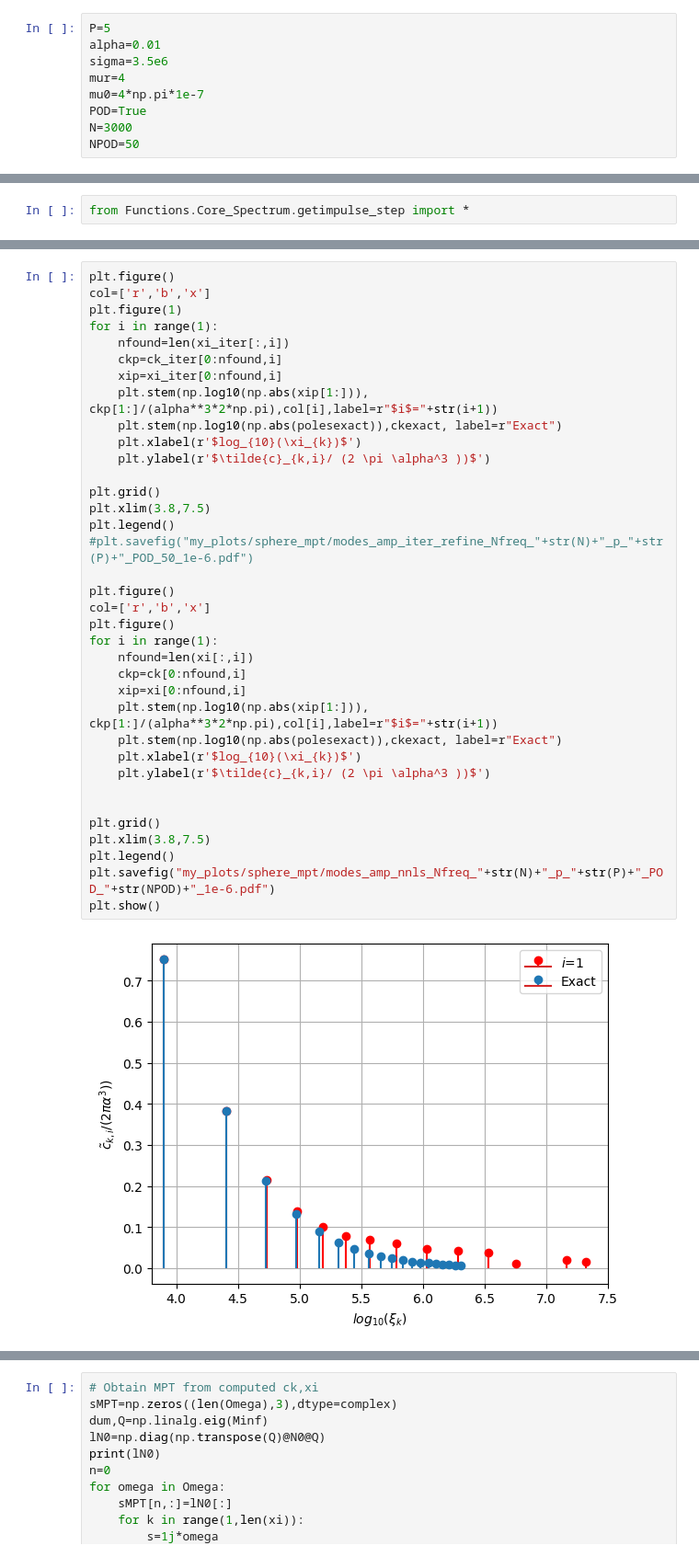
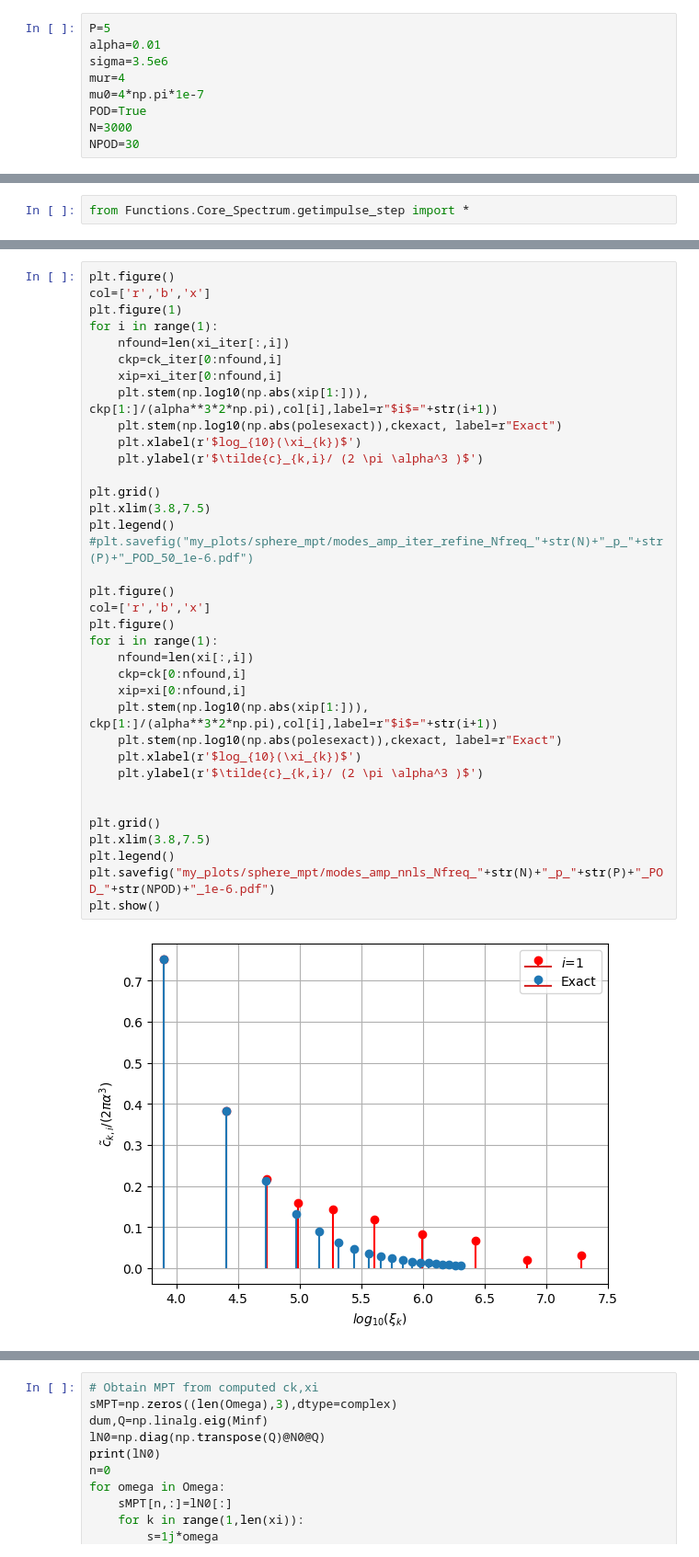
Before and after one commit to MPT-Calculator/MPT-Calculator, a Jupyter notebook: sphere_spectrum_results.ipynb, the cells around one changed output, grey strips where cells are left out. Shown at 92% size. Cells and saved outputs as stored; diff of their text form.

```diff
--- a/sphere_spectrum_results.ipynb
+++ b/sphere_spectrum_results.ipynb
@@ -16,7 +16,7 @@ mur=4
 mu0=4*np.pi*1e-7
 POD=True
 N=3000
-NPOD=50
+NPOD=30
 # %%
 # Select directory
 # This is without POD
@@ -357,34 +357,34 @@ for i in range(1):
     nfound=len(xi_iter[:,i])
     ckp=ck_iter[0:nfound,i]
     xip=xi_iter[0:nfound,i]
     plt.stem(np.log10(np.abs(xip[1:])), ckp[1:]/(alpha**3*2*np.pi),col[i],label=r"$i$="+str(i+1))
     plt.stem(np.log10(np.abs(polesexact)),ckexact, label=r"Exact")
     plt.xlabel(r'$log_{10}(\xi_{k})$')
-    plt.ylabel(r'$\tilde{c}_{k,i}/ (2 \pi \alpha^3 ))$')
+    plt.ylabel(r'$\tilde{c}_{k,i}/ (2 \pi \alpha^3 )$')
 
 plt.grid()
 plt.xlim(3.8,7.5)
 plt.legend()
 #plt.savefig("my_plots/sphere_mpt/modes_amp_iter_refine_Nfreq_"+str(N)+"_p_"+str(P)+"_POD_50_1e-6.pdf")
 
 plt.figure()
 col=['r','b','x']
 plt.figure()
 for i in range(1):
     nfound=len(xi[:,i])
     ckp=ck[0:nfound,i]
     xip=xi[0:nfound,i]
     plt.stem(np.log10(np.abs(xip[1:])), ckp[1:]/(alpha**3*2*np.pi),col[i],label=r"$i$="+str(i+1))
     plt.stem(np.log10(np.abs(polesexact)),ckexact, label=r"Exact")
     plt.xlabel(r'$log_{10}(\xi_{k})$')
-    plt.ylabel(r'$\tilde{c}_{k,i}/ (2 \pi \alpha^3 ))$')
+    plt.ylabel(r'$\tilde{c}_{k,i}/ (2 \pi \alpha^3 )$')
 
 
 plt.grid()
 plt.xlim(3.8,7.5)
 plt.legend()
 plt.savefig("my_plots/sphere_mpt/modes_amp_nnls_Nfreq_"+str(N)+"_p_"+str(P)+"_POD_"+str(NPOD)+"_1e-6.pdf")
 plt.show()
 # %% [output]
-[figure, old version]
+[figure, new version]
 <Figure size 640x480 with 0 Axes>
```
Also changed, not shown: parts of 5 cells of this notebook, 17 other files.
